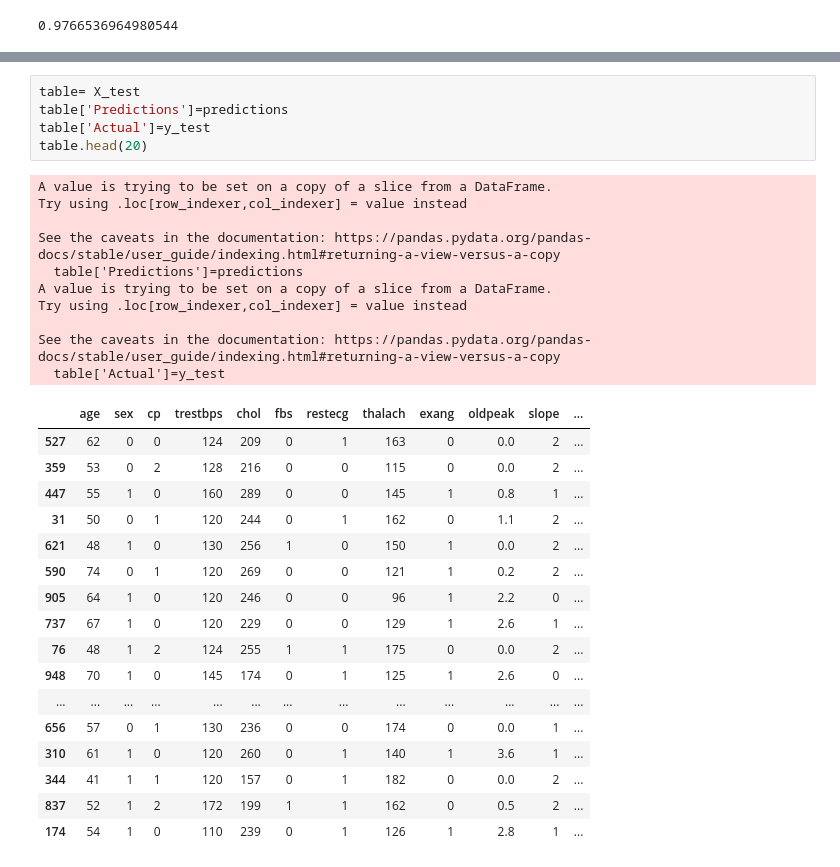
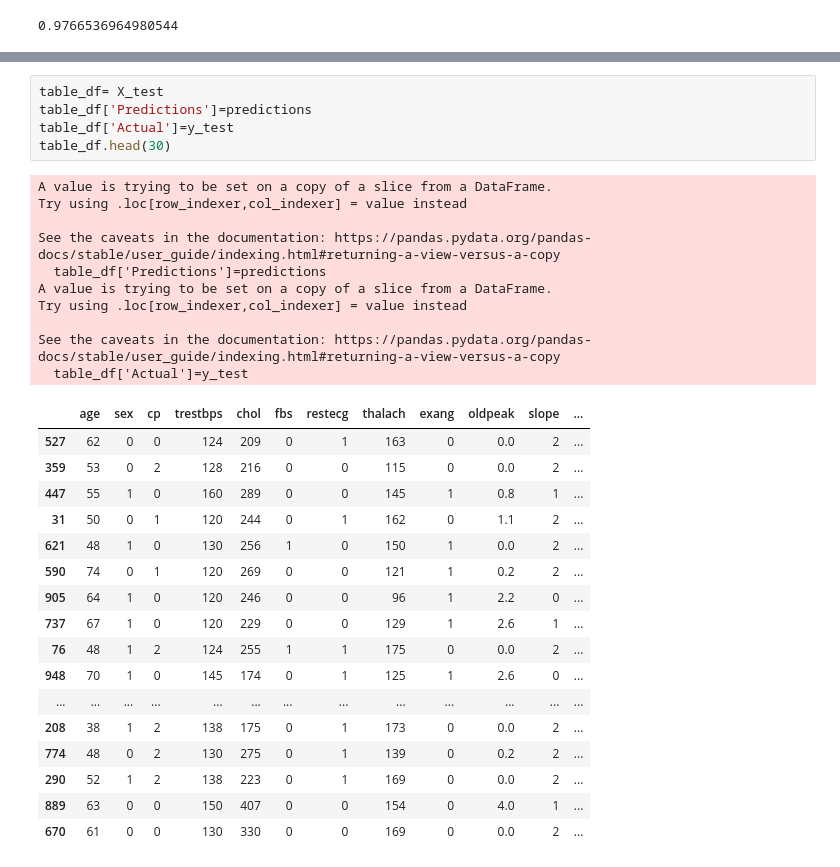
Before and after one commit to cristina0000/A_random_after_midnight_project, a Jupyter notebook: HeartCode/heart.ipynb, the cells around one changed output, grey strips where cells are left out. Drawn from its saved outputs; the diff is of its cells as text.

```diff
--- a/HeartCode/heart.ipynb
+++ b/HeartCode/heart.ipynb
@@ -324,35 +324,35 @@ print (X_test)
 
 [257 rows x 13 columns]
 # %%
-table= X_test
-table['Predictions']=predictions
-table['Actual']=y_test
-table.head(20)
+table_df= X_test
+table_df['Predictions']=predictions
+table_df['Actual']=y_test
+table_df.head(30)
 # %% [output]
 A value is trying to be set on a copy of a slice from a DataFrame.
 Try using .loc[row_indexer,col_indexer] = value instead
 
 See the caveats in the documentation: https://pandas.pydata.org/pandas-docs/stable/user_guide/indexing.html#returning-a-view-versus-a-copy
-  table['Predictions']=predictions
+  table_df['Predictions']=predictions
 A value is trying to be set on a copy of a slice from a DataFrame.
 Try using .loc[row_indexer,col_indexer] = value instead
 
 See the caveats in the documentation: https://pandas.pydata.org/pandas-docs/stable/user_guide/indexing.html#returning-a-view-versus-a-copy
-  table['Actual']=y_test
+  table_df['Actual']=y_test
 |  | age | sex | cp | trestbps | chol | fbs | restecg | thalach | exang | oldpeak | slope | ... |
 | 527 | 62 | 0 | 0 | 124 | 209 | 0 | 1 | 163 | 0 | 0.0 | 2 | ... |
 | 359 | 53 | 0 | 2 | 128 | 216 | 0 | 0 | 115 | 0 | 0.0 | 2 | ... |
 | 447 | 55 | 1 | 0 | 160 | 289 | 0 | 0 | 145 | 1 | 0.8 | 1 | ... |
 | 31 | 50 | 0 | 1 | 120 | 244 | 0 | 1 | 162 | 0 | 1.1 | 2 | ... |
 | 621 | 48 | 1 | 0 | 130 | 256 | 1 | 0 | 150 | 1 | 0.0 | 2 | ... |
 | 590 | 74 | 0 | 1 | 120 | 269 | 0 | 0 | 121 | 1 | 0.2 | 2 | ... |
 | 905 | 64 | 1 | 0 | 120 | 246 | 0 | 0 | 96 | 1 | 2.2 | 0 | ... |
 | 737 | 67 | 1 | 0 | 120 | 229 | 0 | 0 | 129 | 1 | 2.6 | 1 | ... |
 | 76 | 48 | 1 | 2 | 124 | 255 | 1 | 1 | 175 | 0 | 0.0 | 2 | ... |
 | 948 | 70 | 1 | 0 | 145 | 174 | 0 | 1 | 125 | 1 | 2.6 | 0 | ... |
 | ... | ... | ... | ... | ... | ... | ... | ... | ... | ... | ... | ... | ... |
-| 656 | 57 | 0 | 1 | 130 | 236 | 0 | 0 | 174 | 0 | 0.0 | 1 | ... |
-| 310 | 61 | 1 | 0 | 120 | 260 | 0 | 1 | 140 | 1 | 3.6 | 1 | ... |
-| 344 | 41 | 1 | 1 | 120 | 157 | 0 | 1 | 182 | 0 | 0.0 | 2 | ... |
-| 837 | 52 | 1 | 2 | 172 | 199 | 1 | 1 | 162 | 0 | 0.5 | 2 | ... |
-| 174 | 54 | 1 | 0 | 110 | 239 | 0 | 1 | 126 | 1 | 2.8 | 1 | ... |
+| 208 | 38 | 1 | 2 | 138 | 175 | 0 | 1 | 173 | 0 | 0.0 | 2 | ... |
+| 774 | 48 | 0 | 2 | 130 | 275 | 0 | 1 | 139 | 0 | 0.2 | 2 | ... |
+| 290 | 52 | 1 | 2 | 138 | 223 | 0 | 1 | 169 | 0 | 0.0 | 2 | ... |
+| 889 | 63 | 0 | 0 | 150 | 407 | 0 | 0 | 154 | 0 | 4.0 | 1 | ... |
+| 670 | 61 | 0 | 0 | 130 | 330 | 0 | 0 | 169 | 0 | 0.0 | 2 | ... |
```
Also changed, not shown: parts of 7 cells of this notebook, 11 other files.
